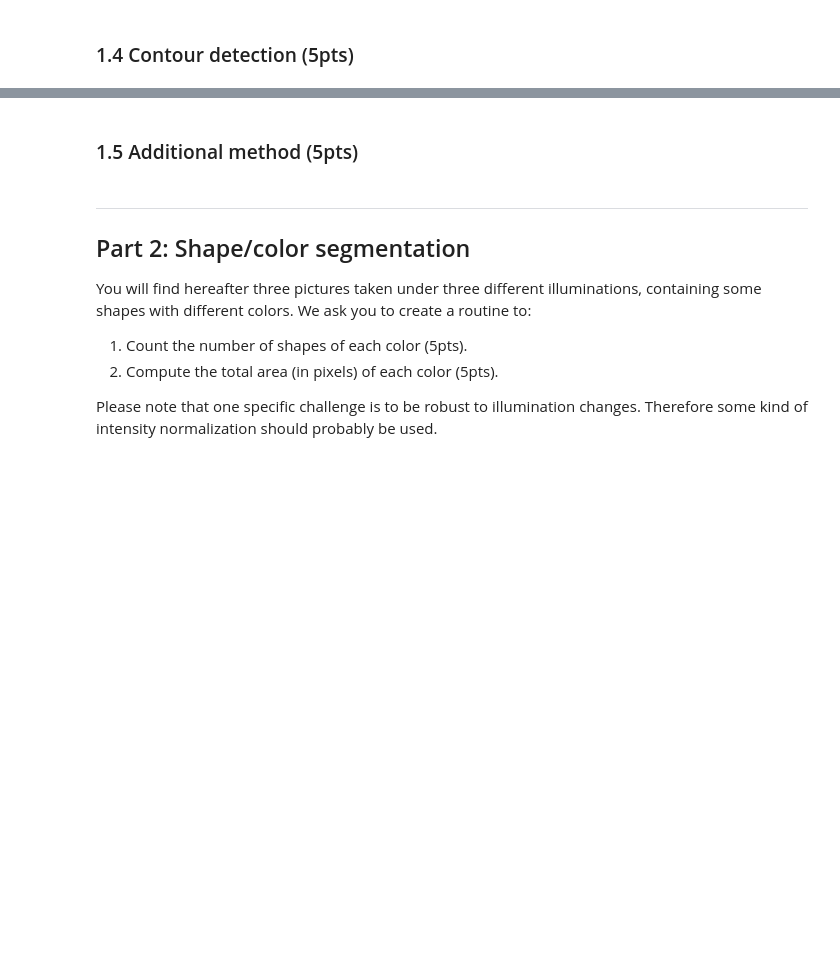
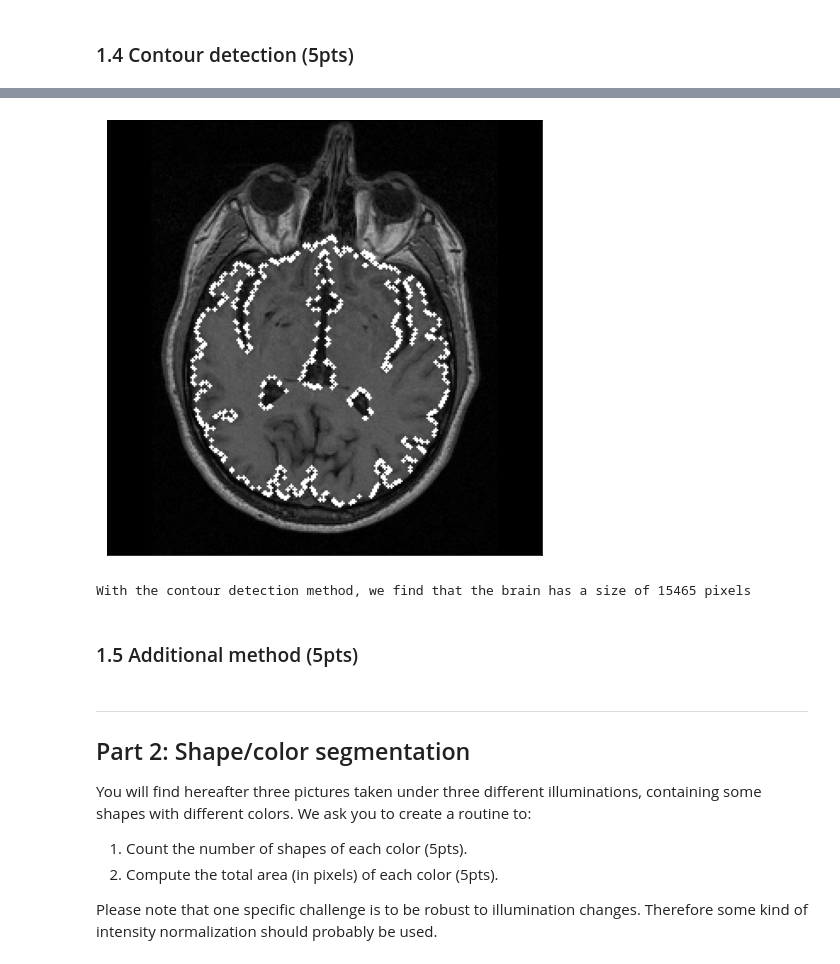
Before and after one commit to melina-chrys/IAPR-squad-lab, a Jupyter notebook: Lab1/lab_01_segmentation.ipynb, the cells around one changed output, grey strips where cells are left out. Saved outputs shown, nothing was run; the diff lists cells and outputs as text; code cells hidden in the pictures; blank space fills up the shorter version.

```diff
--- a/Lab1/lab_01_segmentation.ipynb
+++ b/Lab1/lab_01_segmentation.ipynb
@@ -156,23 +165,27 @@ NameError: name 'cv2' is not defined
 # %%
 # Visualise the contours
 fig, ax = plt.subplots(1, 1, figsize=(8, 8))
 
-img = cv2.drawContours(img, contours[0], -1, (255,255,255), 2)
+img = cv2.drawContours(brain_im, contours[0], -1, (255,255,255), 2)
 img = cv2.drawContours(img, contours[1], -1, (255,255,255), 2)
 img = cv2.drawContours(img, contours[5], -1, (255,255,255), 2)
 img = cv2.drawContours(img, contours[6], -1, (255,255,255), 2)
 
 ax.imshow(img, cmap='gray')
 ax.axis('image')
 ax.set_xticks([])
 ax.set_yticks([])
 plt.show()
+# %% [output]
+[figure, added]
 # %%
 # Compute the overall area of the brain in pixels
 area = (cv2.contourArea(contours[0]) - cv2.contourArea(contours[1])
         - cv2.contourArea(contours[5]) - cv2.contourArea(contours[6]))
 
-print("Size in pixels: ", area)
+print("With the contour detection method, we find that the brain has a size of {} pixels".format(int(area)))
+# %% [output]
+With the contour detection method, we find that the brain has a size of 15465 pixels
 # %% [markdown]
 ### 1.5 Additional method (5pts)
 # %%
```
Also changed, not shown: parts of 11 cells of this notebook.
